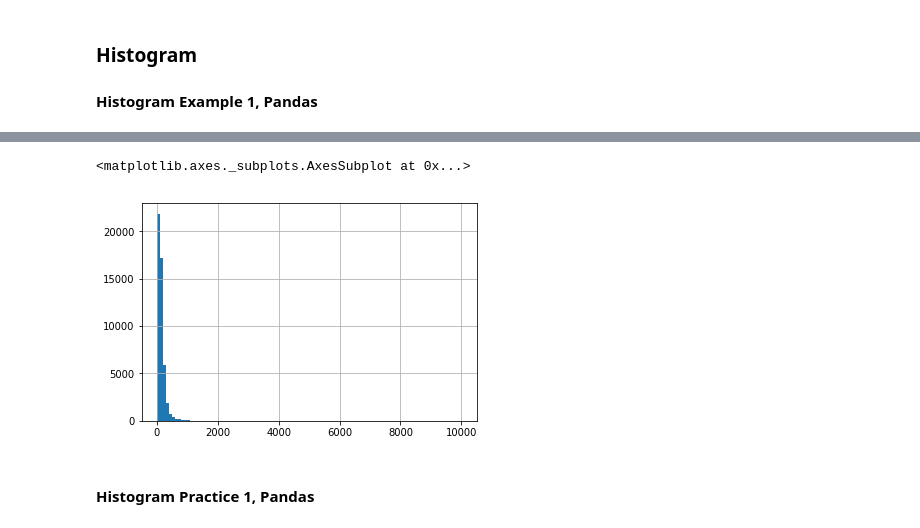
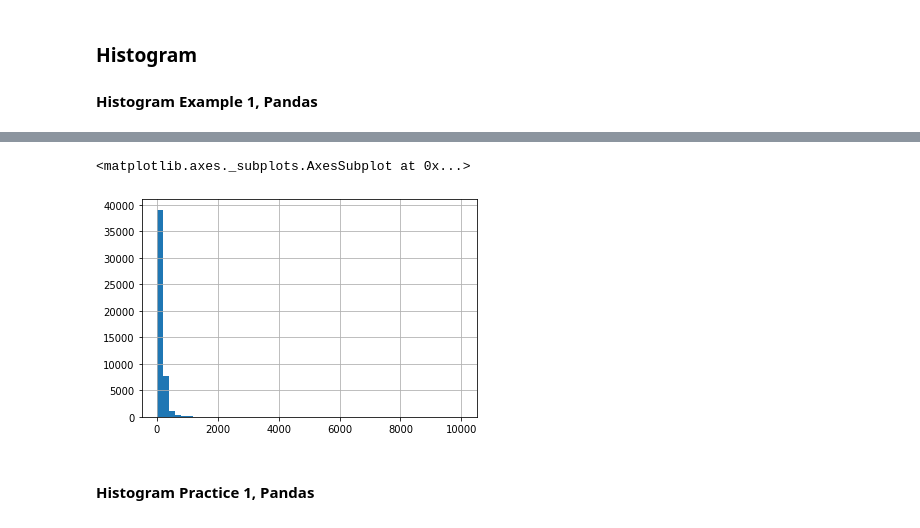
Before and after one commit to CUNYTechPrep/2020-spring-datascience, a Jupyter notebook: Week2_3.19/Exploratory Data Analysis_inClass.ipynb, the cells around one changed output, grey strips where cells are left out. Saved outputs shown, nothing was run; the diff lists cells and outputs as text; code cells hidden in the pictures.

```diff
--- a/Week2_3.19/Exploratory Data Analysis.ipynb
+++ b/Week2_3.19/Exploratory Data Analysis_inClass.ipynb
@@ -384,10 +494,10 @@ plt.show()
 # %%
 # create a histogram using pandas of `number_of_reviews`
 
-df['price'].hist(bins=100)
+df['price'].hist(bins=50)
 # %% [output]
 <matplotlib.axes._subplots.AxesSubplot at 0x...>
-[figure, old version]
+[figure, new version]
 # %% [markdown]
 
 #### Histogram Practice 1, Pandas
```
Also changed, not shown: parts of 40 cells of this notebook.
